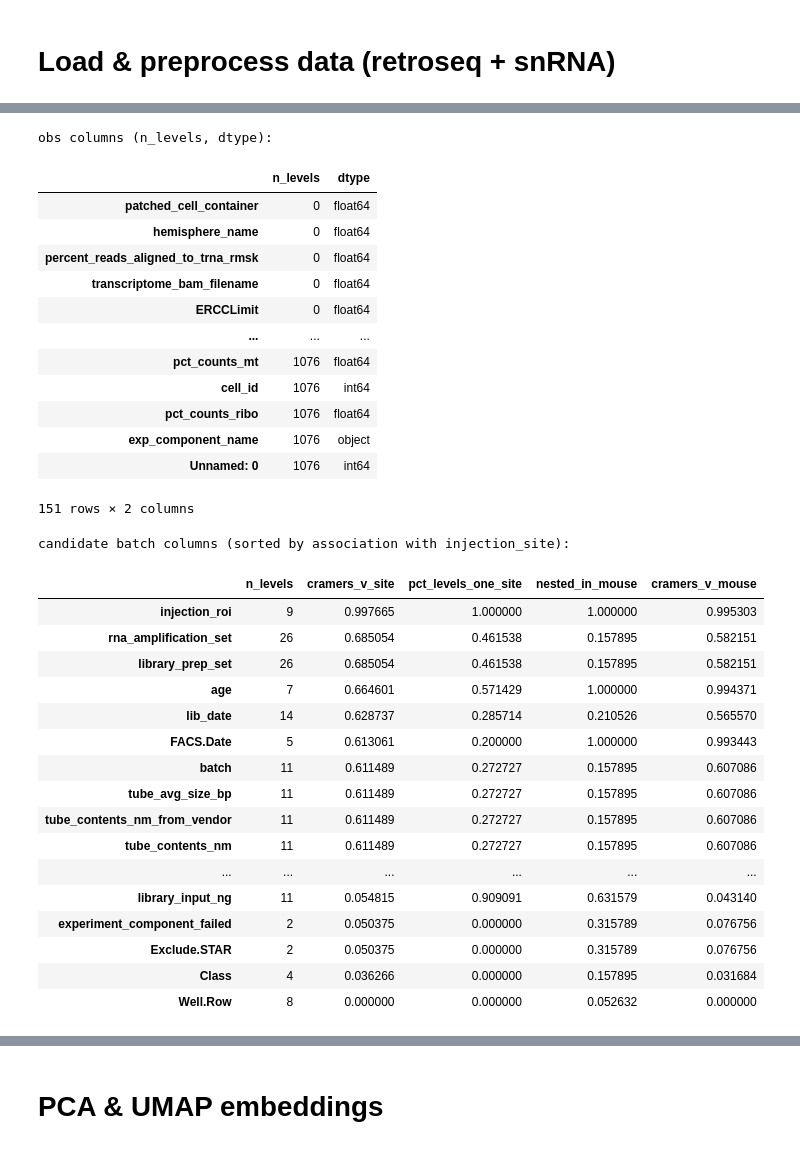
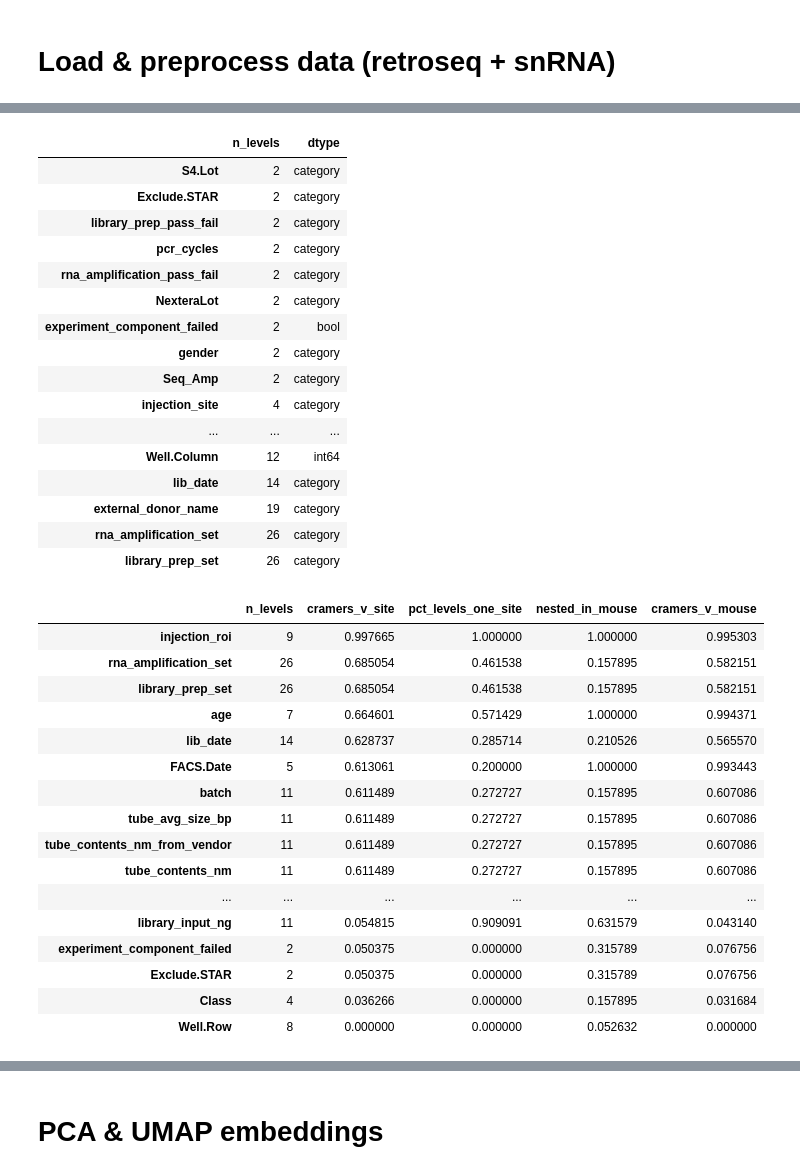
Before and after one commit to ShuonanChen/LCNE_transcriptomics, a Jupyter notebook: code/notebooks/retroseq/plot_all_retroseq_figs.ipynb, the cells around one changed output, grey strips where cells are left out. Cells and saved outputs as stored; diff of their text form; code cells hidden in the pictures.

```diff
--- a/code/notebooks/retroseq/plot_all_retroseq_figs.ipynb
+++ b/code/notebooks/retroseq/plot_all_retroseq_figs.ipynb
@@ -71,46 +96,34 @@ print(f"Reference dataset sum per cell: {np.mean(np.sum(adata_sc.layers['BN'], 1
 # %%
-
-# 1) eyeball every low-cardinality obs column (n_levels <= #cells); good for spotting
-#    sequencing-run / library / plate columns that aren't 'external_donor_name'.
-n_obs = adata_retro.n_obs
+# eyeball low-cardinality obs columns (sequencing-run / library / plate, etc.)
 obs_overview = (
-    adata_retro.obs.nunique(dropna=True)
-    .rename('n_levels').to_frame()
+    adata_retro.obs.nunique(dropna=True).rename('n_levels').to_frame()
     .assign(dtype=adata_retro.obs.dtypes.astype(str))
     .sort_values('n_levels')
 )
-print('obs columns (n_levels, dtype):')
-display(obs_overview[obs_overview['n_levels'] <= n_obs])
+display(obs_overview[obs_overview['n_levels'].between(2, 30)])  # candidate batch range
 
-# 2) rank candidates by batch-effect potential. screen_metadata_for_batch auto-selects
-#    categorical-like columns (2 <= n_levels <= 30, excluding injection_site & the mouse
-#    term) and reports, per column:
-#      cramers_v_site      - association/confounding with injection_site (the biology)
-#      pct_levels_one_site - fraction of the column's levels confined to one site
-#      nested_in_mouse     - 1.0 => already absorbed by the mouse term (not a *new* batch)
-#      cramers_v_mouse     - association with mouse ID (context)
-#    A column with high cramers_v_site AND low nested_in_mouse is a batch worth adding to
-#    the random-forest target_vars below.
+# rank candidates by batch-effect potential (columns explained in the markdown above)
 batch_screen = batch_checking.screen_metadata_for_batch(
     adata_retro, bio_col='injection_site', mouse_col='external_donor_name')
-print('\ncandidate batch columns (sorted by association with injection_site):')
 display(batch_screen)
 # %% [output]
-obs columns (n_levels, dtype):
 |  | n_levels | dtype |
-| patched_cell_container | 0 | float64 |
-| hemisphere_name | 0 | float64 |
-| percent_reads_aligned_to_trna_rmsk | 0 | float64 |
-| transcriptome_bam_filename | 0 | float64 |
-| ERCCLimit | 0 | float64 |
+| S4.Lot | 2 | category |
+| Exclude.STAR | 2 | category |
+| library_prep_pass_fail | 2 | category |
+| pcr_cycles | 2 | category |
+| rna_amplification_pass_fail | 2 | category |
+| NexteraLot | 2 | category |
+| experiment_component_failed | 2 | bool |
+| gender | 2 | category |
+| Seq_Amp | 2 | category |
+| injection_site | 4 | category |
 | ... | ... | ... |
-| pct_counts_mt | 1076 | float64 |
-| cell_id | 1076 | int64 |
-| pct_counts_ribo | 1076 | float64 |
-| exp_component_name | 1076 | object |
-| Unnamed: 0 | 1076 | int64 |
+| Well.Column | 12 | int64 |
+| lib_date | 14 | category |
+| external_donor_name | 19 | category |
+| rna_amplification_set | 26 | category |
+| library_prep_set | 26 | category |
-151 rows × 2 columns
-candidate batch columns (sorted by association with injection_site):
 |  | n_levels | cramers_v_site | pct_levels_one_site | nested_in_mouse | cramers_v_mouse |
 | injection_roi | 9 | 0.997665 | 1.000000 | 1.000000 | 0.995303 |
 | rna_amplification_set | 26 | 0.685054 | 0.461538 | 0.157895 | 0.582151 |
```
Also changed, not shown: parts of 7 cells of this notebook, 1 other file.
